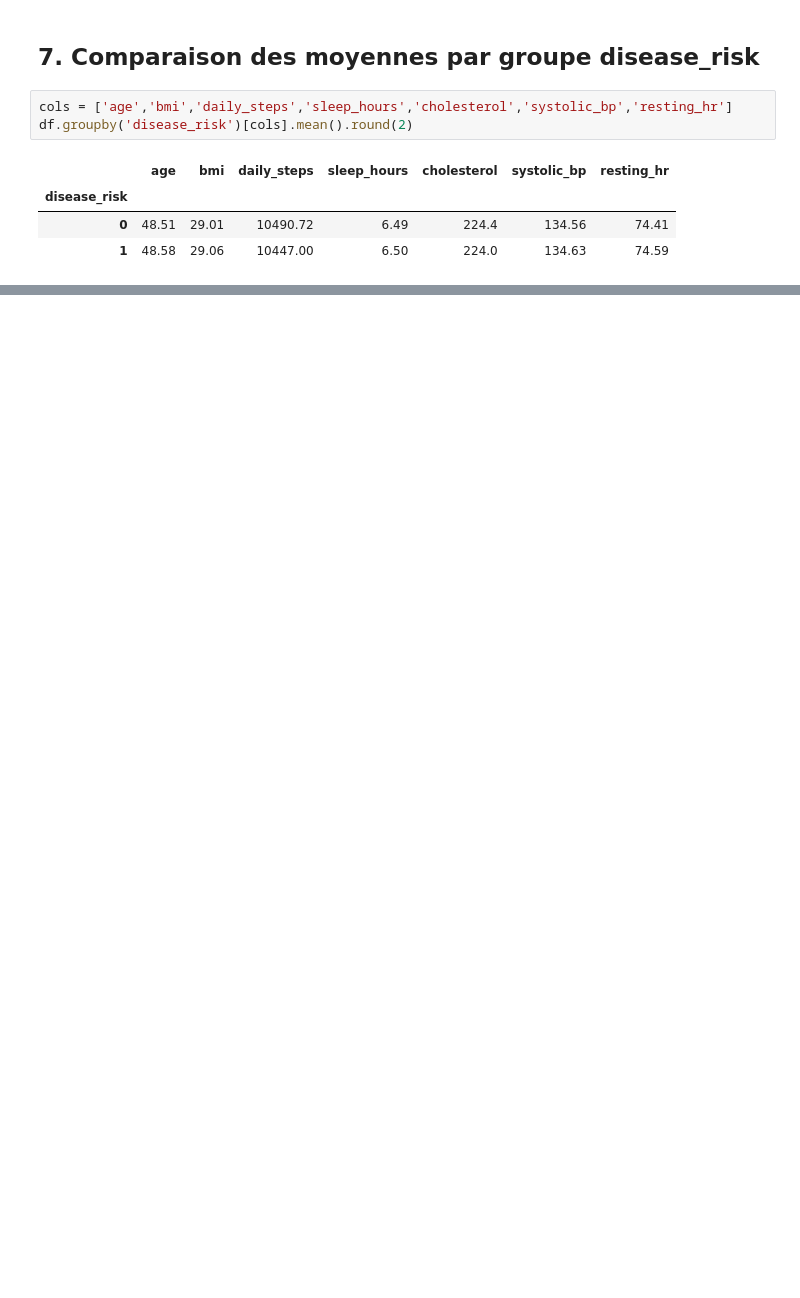
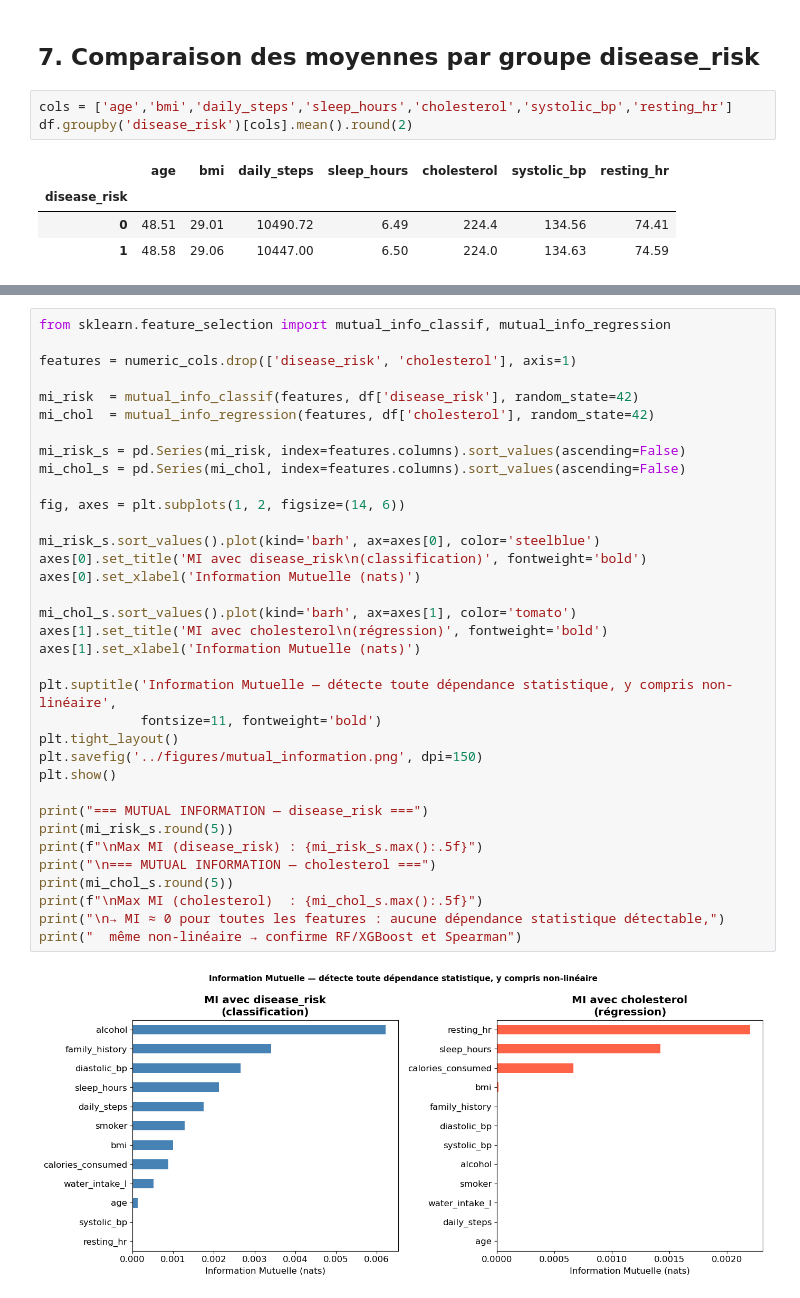
Before and after one commit to mahamatarda/Memoire-S2, a Jupyter notebook: notebooks/01_EDA.ipynb, the cells around one changed output, grey strips where cells are left out. Cells and saved outputs as stored; diff of their text form; blank space fills up the shorter version.

```diff
--- a/notebooks/01_EDA.ipynb
+++ b/notebooks/01_EDA.ipynb
@@ -146,0 +253,37 @@ df.groupby('disease_risk')[cols].mean().round(2)
+# %%
+from sklearn.feature_selection import mutual_info_classif, mutual_info_regression
+
+features = numeric_cols.drop(['disease_risk', 'cholesterol'], axis=1)
+
+mi_risk  = mutual_info_classif(features, df['disease_risk'], random_state=42)
+mi_chol  = mutual_info_regression(features, df['cholesterol'], random_state=42)
+
+mi_risk_s = pd.Series(mi_risk, index=features.columns).sort_values(ascending=False)
+mi_chol_s = pd.Series(mi_chol, index=features.columns).sort_values(ascending=False)
+
+fig, axes = plt.subplots(1, 2, figsize=(14, 6))
+
+mi_risk_s.sort_values().plot(kind='barh', ax=axes[0], color='steelblue')
+axes[0].set_title('MI avec disease_risk\n(classification)', fontweight='bold')
+axes[0].set_xlabel('Information Mutuelle (nats)')
+
+mi_chol_s.sort_values().plot(kind='barh', ax=axes[1], color='tomato')
+axes[1].set_title('MI avec cholesterol\n(régression)', fontweight='bold')
+axes[1].set_xlabel('Information Mutuelle (nats)')
+
+plt.suptitle('Information Mutuelle — détecte toute dépendance statistique, y compris non-linéaire',
+             fontsize=11, fontweight='bold')
+plt.tight_layout()
+plt.savefig('../figures/mutual_information.png', dpi=150)
+plt.show()
+
+print("=== MUTUAL INFORMATION — disease_risk ===")
+print(mi_risk_s.round(5))
+print(f"\nMax MI (disease_risk) : {mi_risk_s.max():.5f}")
+print("\n=== MUTUAL INFORMATION — cholesterol ===")
+print(mi_chol_s.round(5))
+print(f"\nMax MI (cholesterol)  : {mi_chol_s.max():.5f}")
+print("\n→ MI ≈ 0 pour toutes les features : aucune dépendance statistique détectable,")
+print("  même non-linéaire → confirme RF/XGBoost et Spearman")
+# %% [output]
+[figure, added]
```
Also changed, not shown: parts of 14 cells of this notebook, 12 other files.
